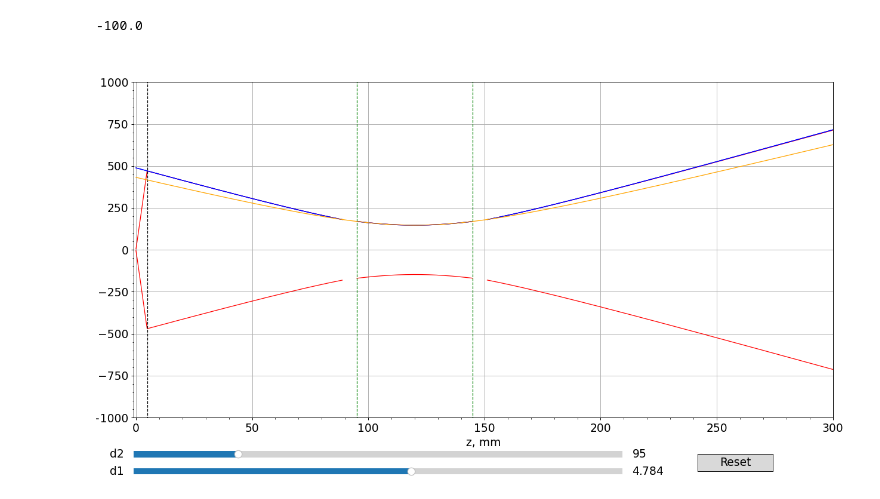
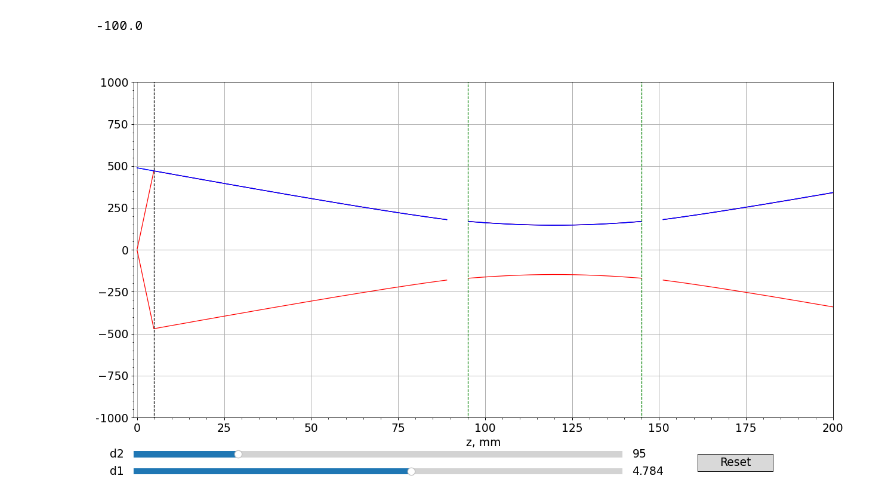
Before and after one commit to Gyron3/Cavity_doc, a Jupyter notebook: cavity_1560.ipynb, the cells around one changed output. Cells and saved outputs as stored; diff of their text form; code cells hidden in the pictures.

```diff
--- a/cavity_1560.ipynb
+++ b/cavity_1560.ipynb
@@ -91,7 +83,7 @@ f2 = -R/2
 #distances
 d1 = 4.784
 d2 = 95
-dend = 300
+dend = 200
 
 d_cav_waist = d2 + L/2
 
@@ -102,14 +94,6 @@ q0cavrec = ((g-1) - (g**2 - 1)**(1/2) )/L
 print(1/np.real(q0cavrec))
 q0cav = 1/q0cavrec
 
-'''
-#distances for right
-d_tilt = 82
-d_L1 = 11.84
-d_L2 = 174
-d_L3 = 214
-d_end = 248
-'''
 print()
 # %% [output]
 -100.0
@@ -220,7 +204,7 @@ line4, = ax.plot(zarr, 1e3*(-1)*-wbackv(zarr,init_d1,init_d2), lw=1,color='blue'
 line5 ,= ax.plot(init_d1*np.ones(2), 1e3*warr, lw=1,color='black',ls='--')
 line6 ,= ax.plot(init_d2*np.ones(2), 1e3*warr, lw=1,color='green',ls='--')
 line7 ,= ax.plot((init_d2 + L)*np.ones(2), 1e3*warr, lw=1,color='green',ls='--')
-line8 ,= ax.plot(zarr, 1e3*wbackv0(zarr,init_d1,init_d2), lw=1,color='orange')
+# line8 ,= ax.plot(zarr, 1e3*wbackv0(zarr,init_d1,init_d2), lw=1,color='orange')
 
 
 #line2,= plt.plot(zarr, zarr*0, lw=1,color='black')
@@ -265,32 +249,32 @@ def update(val):
     line5.set_xdata(d1_slider.val*np.ones(2))
     line6.set_xdata((d2_slider.val)*np.ones(2))
     line7.set_xdata((L + d2_slider.val)*np.ones(2))
-    line8.set_ydata(1e3*wbackv0(zarr, d1_slider.val, d2_slider.val))
+    # line8.set_ydata(1e3*wbackv0(zarr, d1_slider.val, d2_slider.val))
 
 
     fig.canvas.draw_idle()
 
 
 # register the update function with each slider
 d1_slider.on_changed(update)
 d2_slider.on_changed(update)
 
 # Create a `matplotlib.widgets.Button` to reset the sliders to initial values.
 resetax = plt.axes([0.8, 0.025, 0.1, 0.04])
 button = Button(resetax, 'Reset', hovercolor='0.975')
 
 
 def reset(event):
     d1_slider.reset()
     d2_slider.reset()
 
 button.on_clicked(reset)
 ax.minorticks_on()
 #ax[1].minorticks_on()
 
 ax.grid(True)
 #ax[1].grid(True)
 
 plt.show()
 # %% [output]
-[figure, old version]
+[figure, new version]
```
Also changed, not shown: parts of 2 cells of this notebook, 1 other file.
